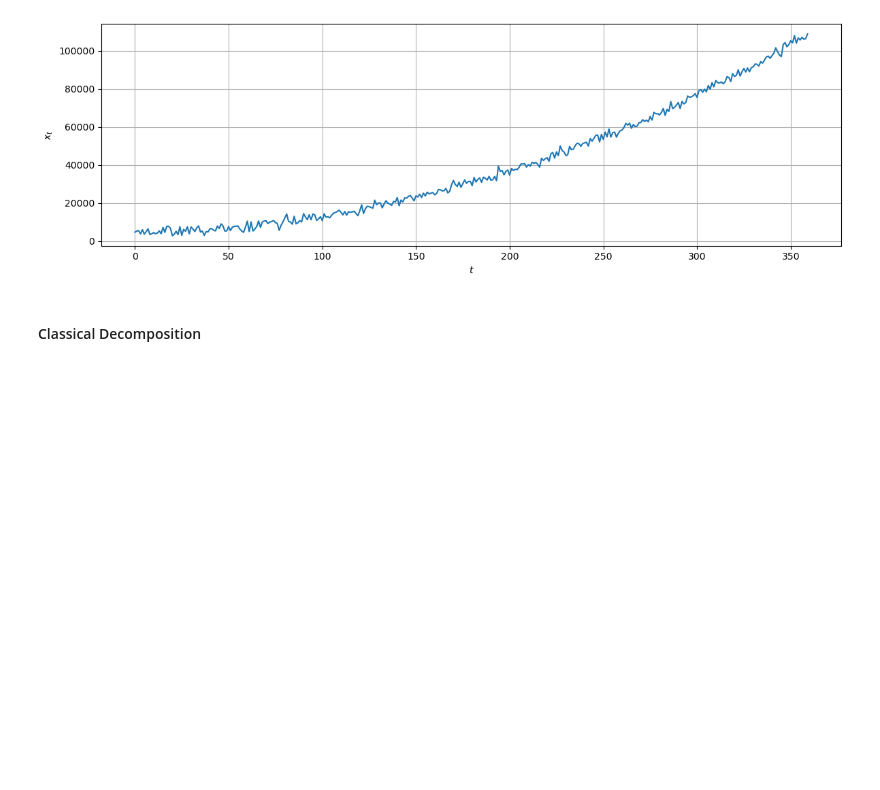
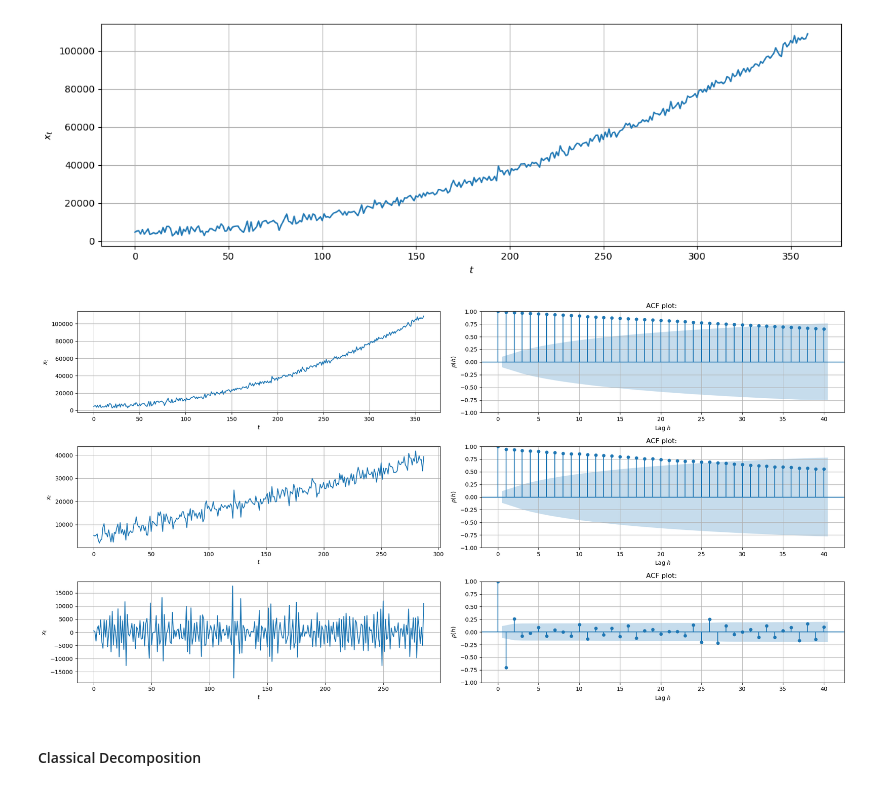
Before and after one commit to Rishabh-HSLU/HSLU_Time_Series_Analysis, a Jupyter notebook: rish/Exercise_2.ipynb, the cells around one changed output. Cells and saved outputs as stored; diff of their text form; code cells hidden in the pictures; blank space fills up the shorter version.

```diff
--- a/rish/Exercise_2.ipynb
+++ b/rish/Exercise_2.ipynb
@@ -246,5 +19,35 @@ signal = trend + noise + seasonal
 time_plot(samples, signal)
 # %% [output]
 [figure]
+# %%
+# removing the trend component using differencing
+def differencing(signal: np.ndarray, lag_h: int = 1,order: int = 1) -> np.ndarray:
+    """Remove trend component using differencing of specified order."""
+    diff = signal[lag_h:] - signal[:-lag_h]
+
+    if order > 1:
+        return differencing(diff, lag_h=lag_h, order=order - 1)
+
+    return diff
+
+P = 72
+signal1 = differencing(signal,P,1)
+signal2 = differencing(signal1,1,2)
+
+fig, axs = get_figure(3, 2, figsize = (20,10))
+
+time_plot(np.arange(len(signal)), signal, ax=axs[0])
+acf_plot(signal,40, ax=axs[1])
+
+
+time_plot(np.arange(len(signal1)), signal1, ax=axs[2])
+acf_plot(signal1,40, ax=axs[3])
+
+time_plot(np.arange(len(signal2)), signal2, ax=axs[4])
+acf_plot(signal2,40, ax=axs[5])
+
+plt.show()
+# %% [output]
+[figure, added]
 # %% [markdown]
 #### Classical Decomposition
```
Also changed, not shown: parts of 5 cells of this notebook, 1 other file.
